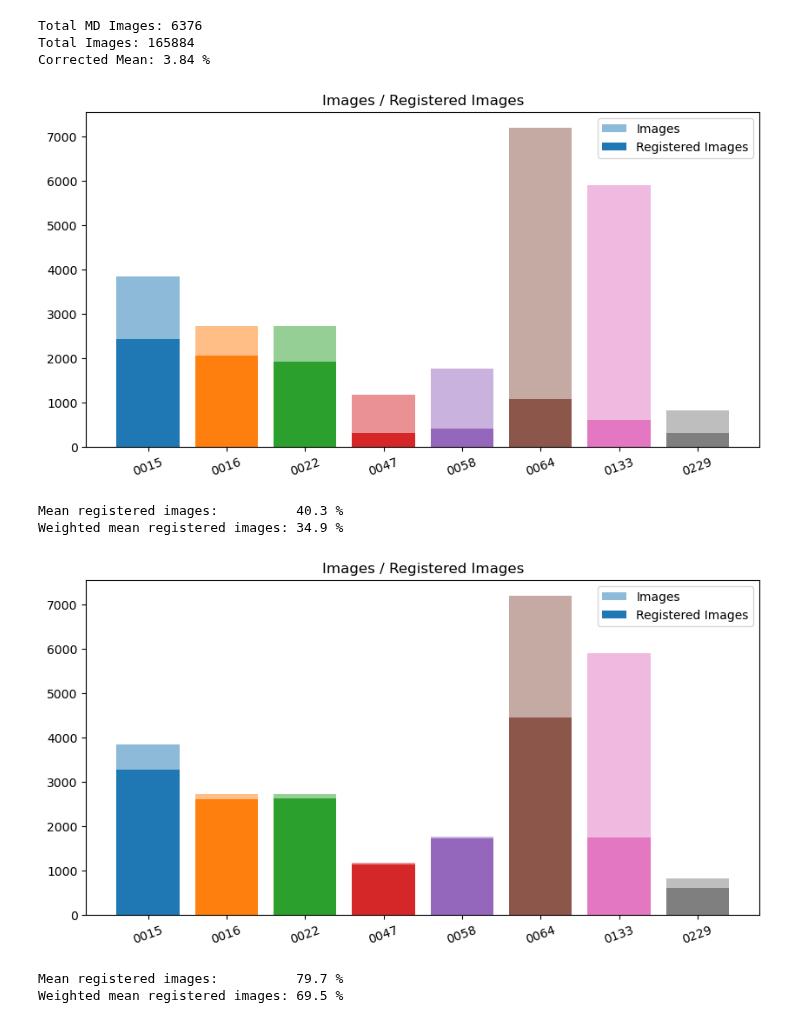
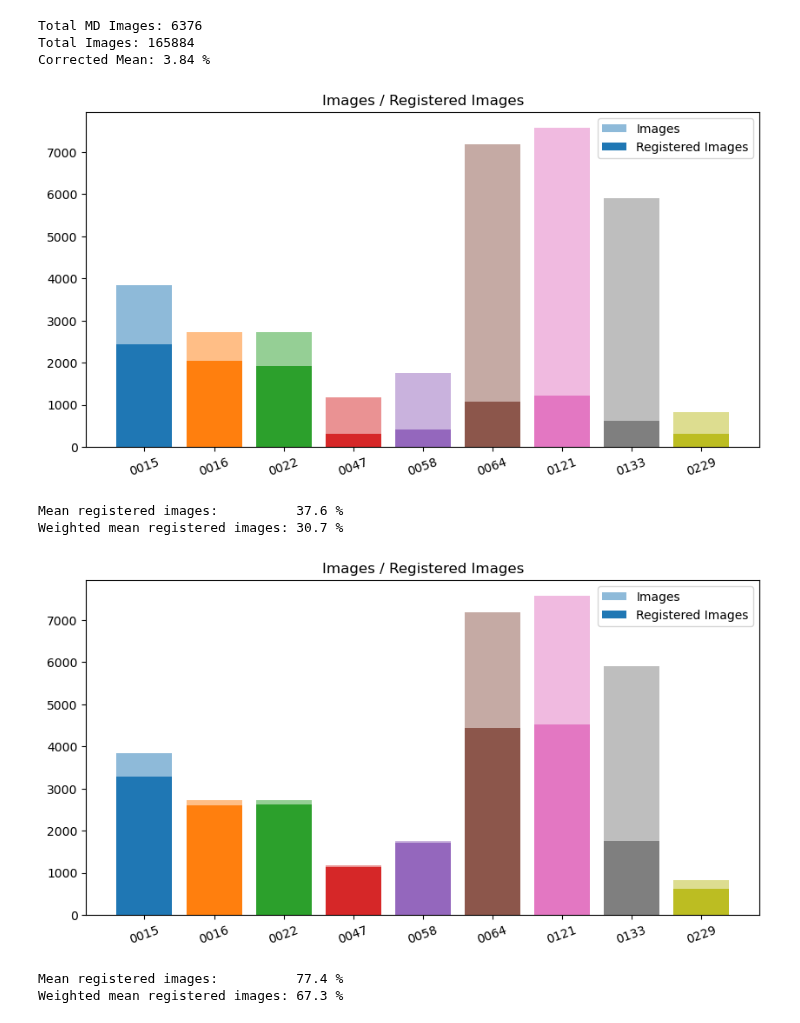
Before and after one commit to fyangch/RefinedMegaDepth, a Jupyter notebook: notebooks/baseline_overview.ipynb, the cells around one changed output. Saved outputs shown, nothing was run; the diff lists cells and outputs as text; code cells hidden in the pictures.

```diff
--- a/notebooks/baseline_overview.ipynb
+++ b/notebooks/baseline_overview.ipynb
@@ -167,6 +167,11 @@ data = {
         "n_images": 7191,
         "base_reg_images": 1074,
         "super_reg_images": 4445,
+    },
+    "0121": {
+        "n_images": 7573,
+        "base_reg_images": 1214,
+        "super_reg_images": 4514,
     },
     "0133": {
         "n_images": 5898,
@@ -174,36 +179,36 @@ data = {
         "super_reg_images": 1749,
     },
     # "0217": {
     #     "n_images": 1129,
     #     "base_reg_images": 164,
     #     "super_reg_images": 0,
     # },
     "0229": {
         "n_images": 821,
         "base_reg_images": 318,
         "super_reg_images": 617,
     },
 }
 
 plt.figure(figsize=(10, 5))
 plt.title("Images / Registered Images")
 plt.bar(data.keys(), [d["n_images"] for d in data.values()], color=colors, alpha=0.5, label="Images")
 plt.bar(data.keys(), [d["base_reg_images"] for d in data.values()], color=colors, label="Registered Images")
 plt.xticks(rotation=20)
 plt.legend()
 
 plt.savefig("../plots/baseline_overview/baseline-registered.png")
 plt.show()
 
 mean_reg = sum(d["base_reg_images"] / d["n_images"] for d in data.values()) / len(data)
 print(f"Mean registered images:          {mean_reg*100:.1f} %")
 
 w_mean_reg = sum(d["base_reg_images"] for d in data.values()) / sum(d["n_images"] for d in data.values())
 print(f"Weighted mean registered images: {w_mean_reg*100:.1f} %")
 # %% [output]
-[figure, old version]
+[figure, new version]
-Mean registered images:          40.3 %
-Weighted mean registered images: 34.9 %
+Mean registered images:          37.6 %
+Weighted mean registered images: 30.7 %
 # %%
 plt.figure(figsize=(10, 5))
 plt.title("Images / Registered Images")
@@ -221,6 +226,6 @@ print(f"Mean registered images:          {mean_reg*100:.1f} %")
 w_mean_reg = sum(d["super_reg_images"] for d in data.values()) / sum(d["n_images"] for d in data.values())
 print(f"Weighted mean registered images: {w_mean_reg*100:.1f} %")
 # %% [output]
-[figure, old version]
+[figure, new version]
-Mean registered images:          79.7 %
-Weighted mean registered images: 69.5 %
+Mean registered images:          77.4 %
+Weighted mean registered images: 67.3 %
```
Also changed, not shown: 4 other files.
